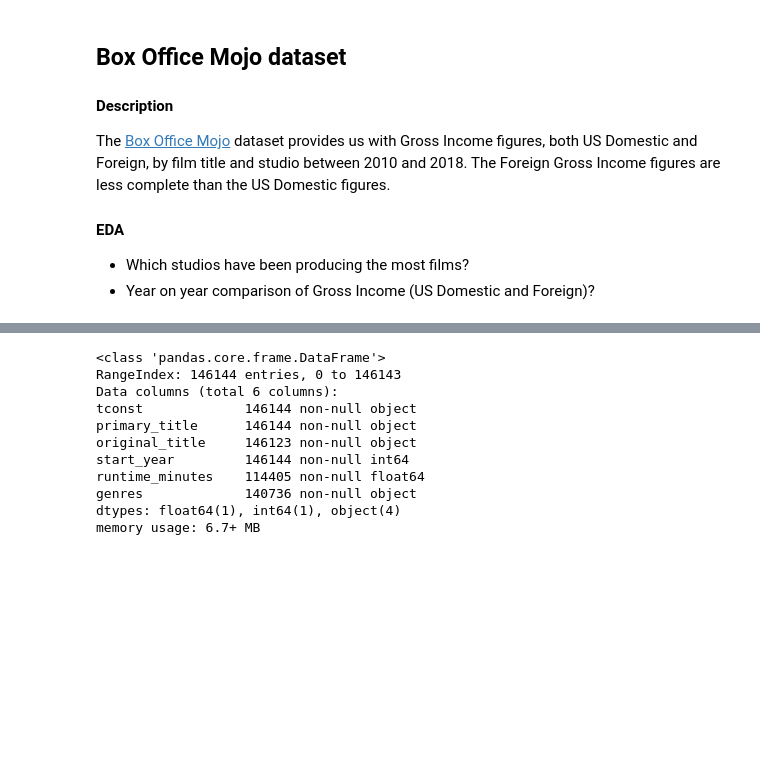
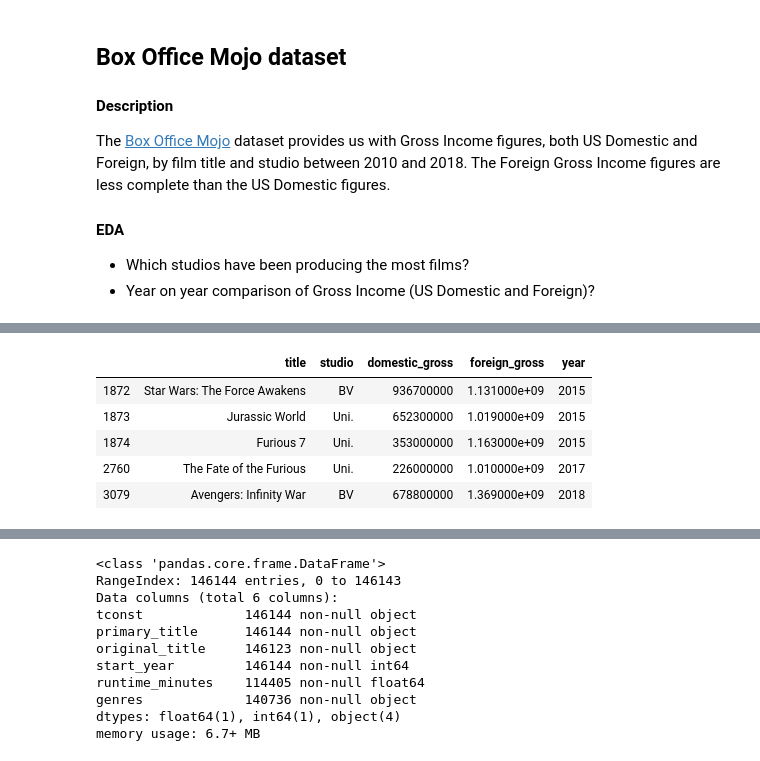
Before and after one commit to toopster/dsc-mod-1-project-v2-1-online-ds-sp-000, a Jupyter notebook: discovery-eda.ipynb, the cells around one changed output, grey strips where cells are left out. Saved outputs shown, nothing was run; the diff lists cells and outputs as text; code cells hidden in the pictures; blank space fills up the shorter version.

```diff
--- a/discovery-eda.ipynb
+++ b/discovery-eda.ipynb
@@ -93,0 +111,30 @@ df_bom.head()
+# %%
+# Handle the incorrect foreign gross income data, out by a factor of 1,000,000 for the following films:
+#  - The Fate of the Furious
+#  - Jurassic World
+#  - Star Wars: The Force Awakens
+#  - Furious 7
+#  - Avengers: Infinity War
+
+df_bom.loc[df_bom.title.isin(['The Fate of the Furious',
+                              'Jurassic World',
+                              'Star Wars: The Force Awakens',
+                              'Furious 7',
+                              'Avengers: Infinity War'
+                             ]) & (df_bom.foreign_gross < 1e6), 'foreign_gross'] = df_bom['foreign_gross'] * 1e6
+
+
+corrected_df = df_bom[df_bom.title.isin(['The Fate of the Furious',
+                                         'Jurassic World',
+                                         'Star Wars: The Force Awakens',
+                                         'Furious 7',
+                                         'Avengers: Infinity War'
+                                        ])]
+corrected_df
+# %% [output]
+|  | title | studio | domestic_gross | foreign_gross | year |
+| 1872 | Star Wars: The Force Awakens | BV | 936700000 | 1.131000e+09 | 2015 |
+| 1873 | Jurassic World | Uni. | 652300000 | 1.019000e+09 | 2015 |
+| 1874 | Furious 7 | Uni. | 353000000 | 1.163000e+09 | 2015 |
+| 2760 | The Fate of the Furious | Uni. | 226000000 | 1.010000e+09 | 2017 |
+| 3079 | Avengers: Infinity War | BV | 678800000 | 1.369000e+09 | 2018 |
```
Also changed, not shown: parts of 10 cells of this notebook.
